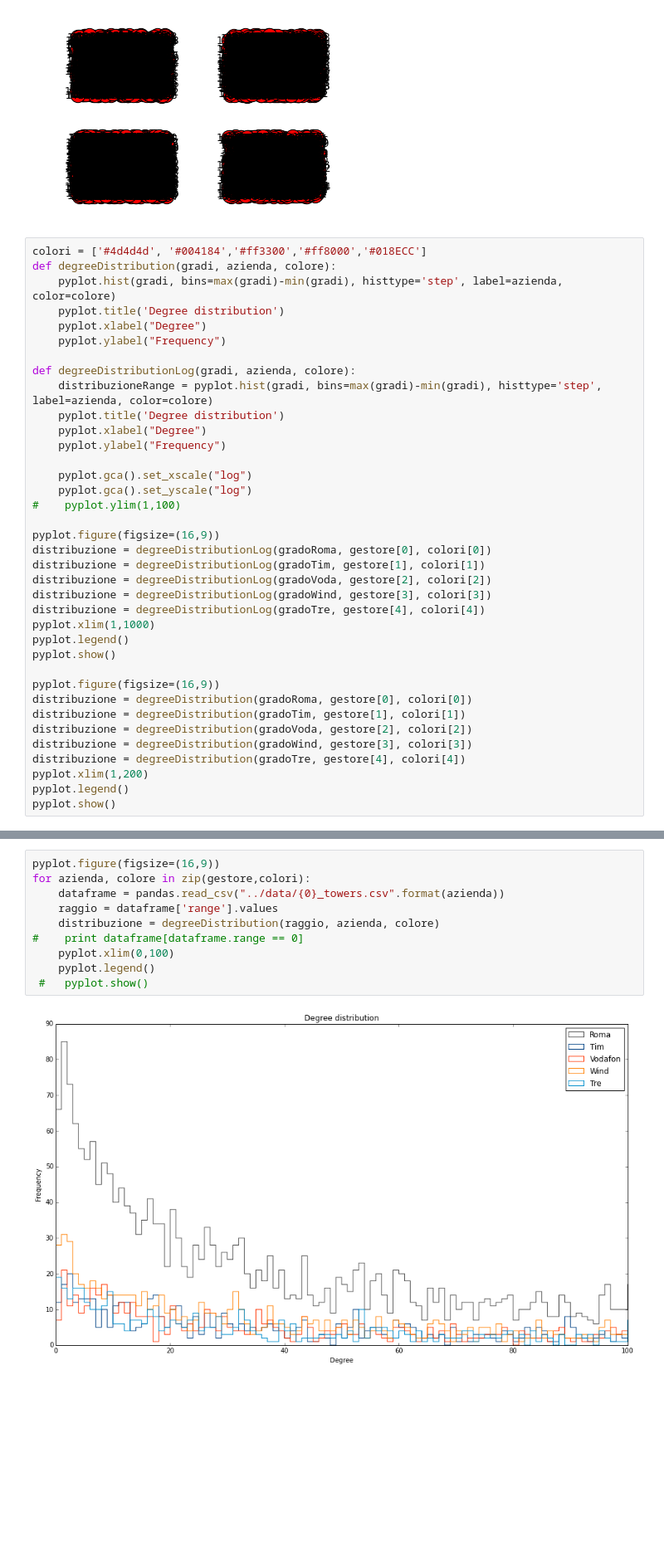
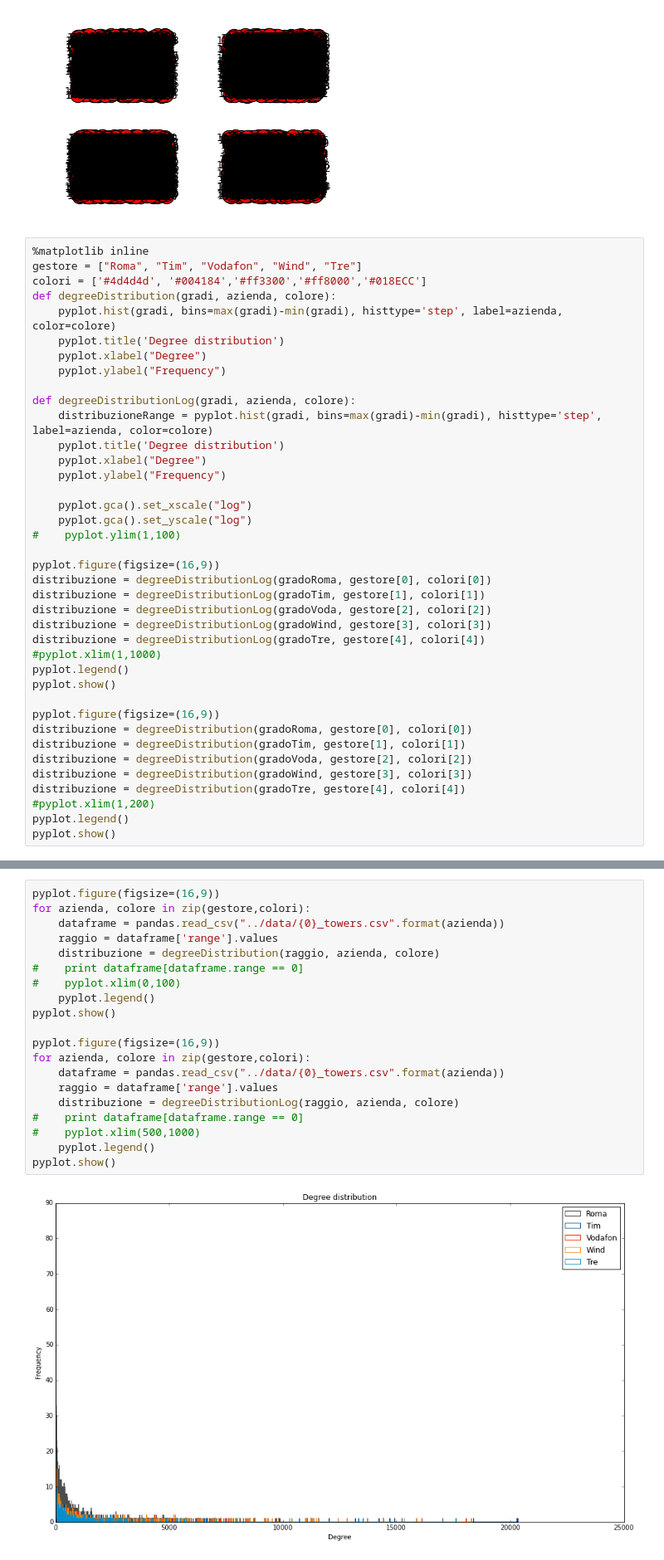
Before and after one commit to FedericoMuciaccia/SistemiComplessi, a Jupyter notebook: src/Iuri distanze.ipynb, the cells around one changed output, grey strips where cells are left out. Shown: that part at 83% size. Drawn from its saved outputs; the diff is of its cells as text; blank space fills up the shorter version.

```diff
--- a/src/Iuri distanze.ipynb
+++ b/src/Iuri distanze.ipynb
@@ -227,6 +232,8 @@ pyplot.show()
 # %% [output]
 [figure]
 # %%
+%matplotlib inline
+gestore = ["Roma", "Tim", "Vodafon", "Wind", "Tre"]
 colori = ['#4d4d4d', '#004184','#ff3300','#ff8000','#018ECC']
 def degreeDistribution(gradi, azienda, colore):
     pyplot.hist(gradi, bins=max(gradi)-min(gradi), histtype='step', label=azienda, color=colore)
@@ -250,7 +257,7 @@ distribuzione = degreeDistributionLog(gradoTim, gestore[1], colori[1])
 distribuzione = degreeDistributionLog(gradoVoda, gestore[2], colori[2])
 distribuzione = degreeDistributionLog(gradoWind, gestore[3], colori[3])
 distribuzione = degreeDistributionLog(gradoTre, gestore[4], colori[4])
-pyplot.xlim(1,1000)
+#pyplot.xlim(1,1000)
 pyplot.legend()
 pyplot.show()
 
@@ -260,7 +267,7 @@ distribuzione = degreeDistribution(gradoTim, gestore[1], colori[1])
 distribuzione = degreeDistribution(gradoVoda, gestore[2], colori[2])
 distribuzione = degreeDistribution(gradoWind, gestore[3], colori[3])
 distribuzione = degreeDistribution(gradoTre, gestore[4], colori[4])
-pyplot.xlim(1,200)
+#pyplot.xlim(1,200)
 pyplot.legend()
 pyplot.show()
 # %% [output]
@@ -269,12 +276,22 @@ pyplot.show()
 # %%
 pyplot.figure(figsize=(16,9))
 for azienda, colore in zip(gestore,colori):
     dataframe = pandas.read_csv("../data/{0}_towers.csv".format(azienda))
     raggio = dataframe['range'].values
     distribuzione = degreeDistribution(raggio, azienda, colore)
 #    print dataframe[dataframe.range == 0]
-    pyplot.xlim(0,100)
+#    pyplot.xlim(0,100)
     pyplot.legend()
- #   pyplot.show()
+pyplot.show()
+
+pyplot.figure(figsize=(16,9))
+for azienda, colore in zip(gestore,colori):
+    dataframe = pandas.read_csv("../data/{0}_towers.csv".format(azienda))
+    raggio = dataframe['range'].values
+    distribuzione = degreeDistributionLog(raggio, azienda, colore)
+#    print dataframe[dataframe.range == 0]
+#    pyplot.xlim(500,1000)
+    pyplot.legend()
+pyplot.show()
 # %% [output]
-[figure, old version]
+[figure, new version]
```
Also changed, not shown: parts of 5 cells of this notebook, 6 other files.
